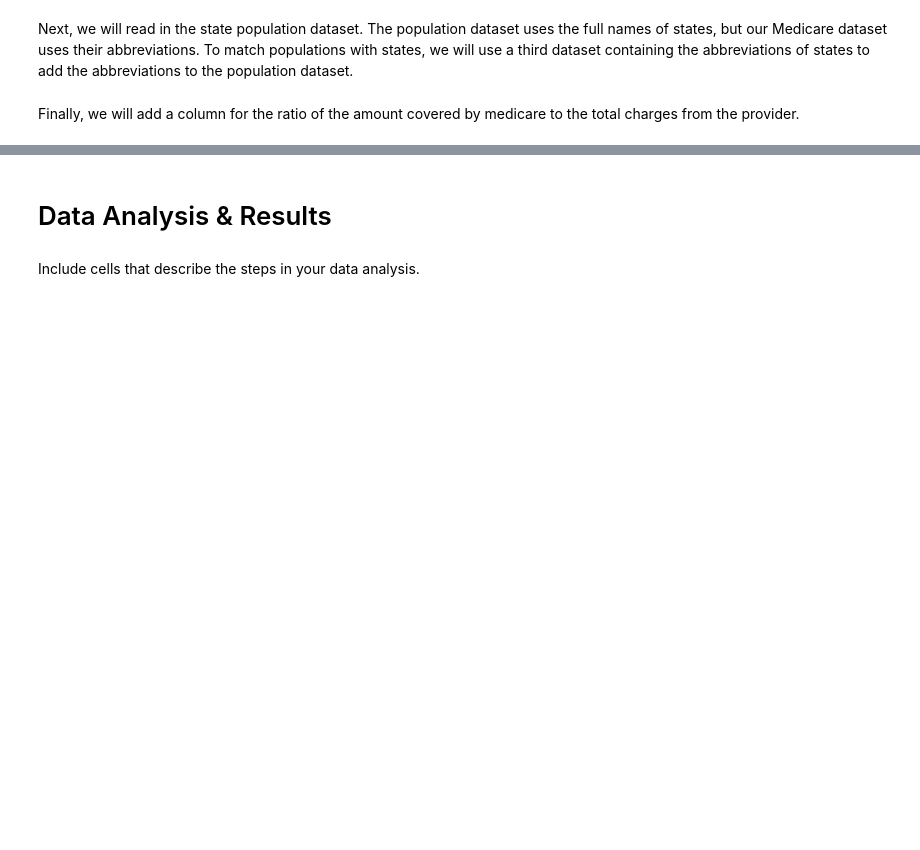
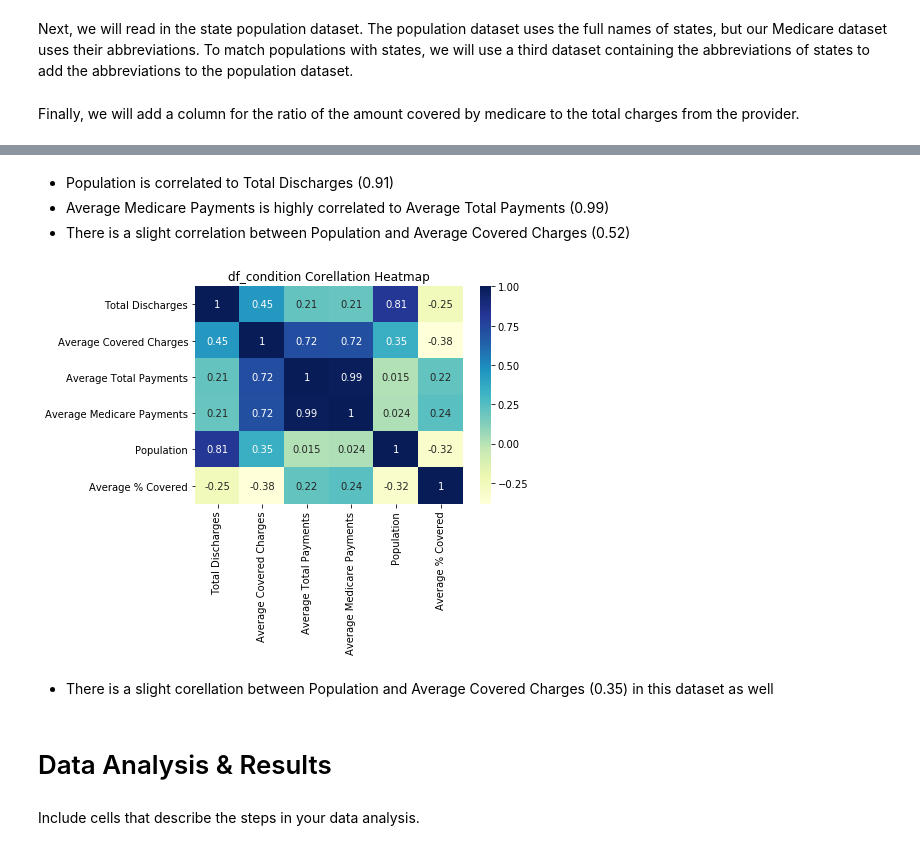
Before and after one commit to COGS108/Projects, a Jupyter notebook: FinalProject.ipynb, the cells around one changed output, grey strips where cells are left out. Cells and saved outputs as stored; diff of their text form; code cells hidden in the pictures; blank space fills up the shorter version.

```diff
--- a/FinalProject.ipynb
+++ b/FinalProject.ipynb
@@ -148,3 +238,15 @@ df_condition['Average % Covered'] = df_condition['Average Medicare Payments'] /
+# %% [markdown]
+* Population is correlated to Total Discharges (0.91)
+* Average Medicare Payments is highly correlated to Average Total Payments (0.99)
+* There is a slight correlation between Population and Average Covered Charges (0.52)
+# %%
+fig, ax = plt.subplots()
+sns.heatmap(df_condition.corr(), annot = True, cmap="YlGnBu", ax = ax)
+ax.title.set_text('df_condition Corellation Heatmap')
+# %% [output]
+[figure, added]
+# %% [markdown]
+* There is a slight corellation between Population and Average Covered Charges (0.35) in this dataset as well
 # %% [markdown]
 # Data Analysis & Results
 # %% [markdown]
```
Also changed, not shown: parts of 13 cells of this notebook.
